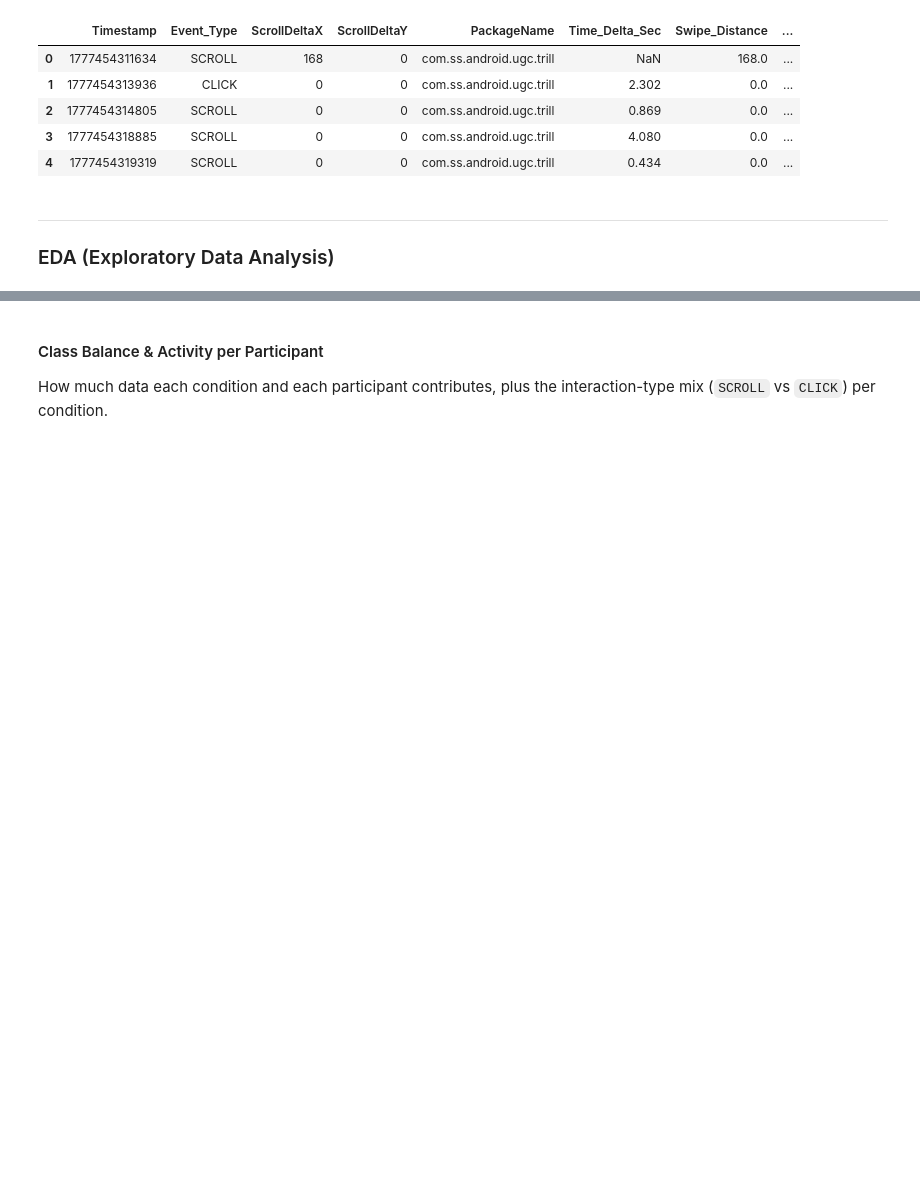
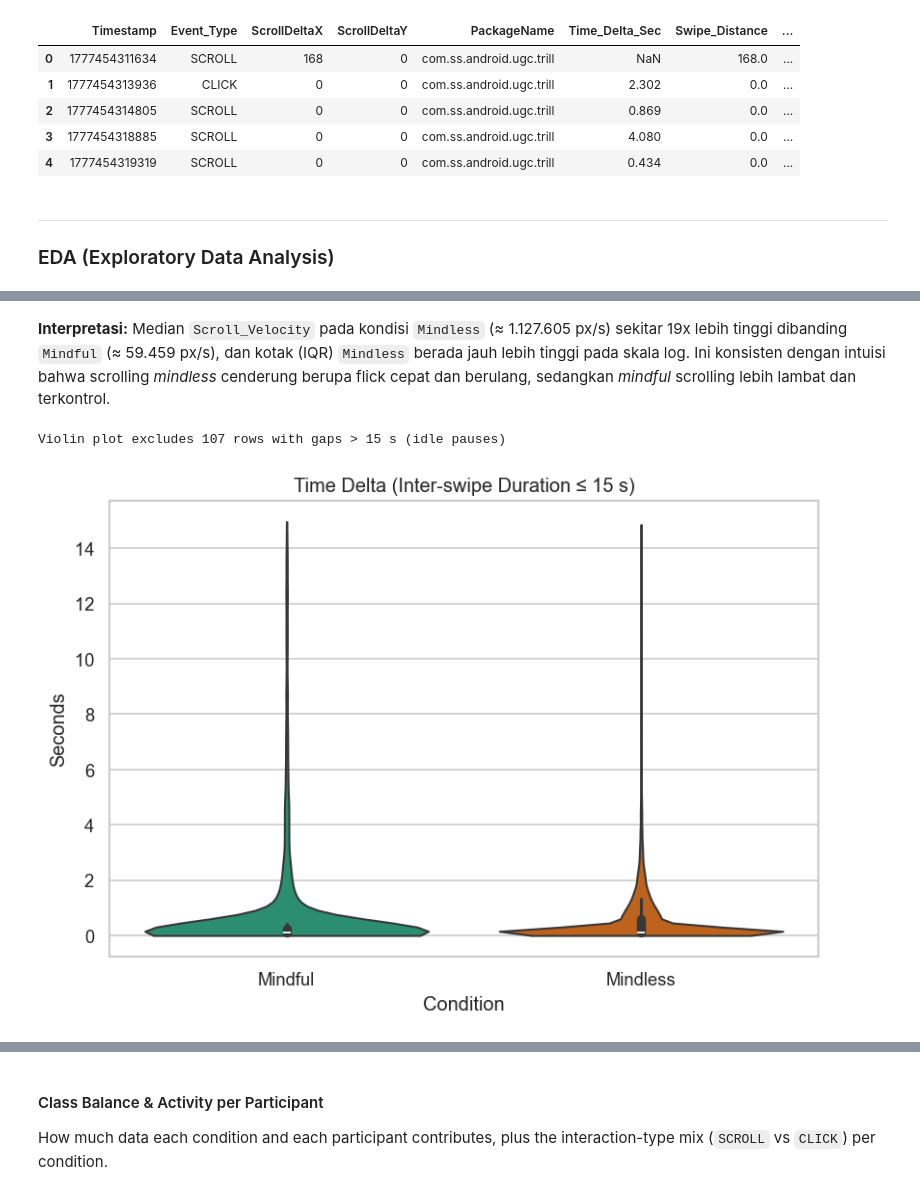
Before and after one commit to Research-Method-13/data-processing, a Jupyter notebook: main.ipynb, the cells around one changed output, grey strips where cells are left out. Cells and saved outputs as stored; diff of their text form; code cells hidden in the pictures; blank space fills up the shorter version.

```diff
--- a/main.ipynb
+++ b/main.ipynb
@@ -97,0 +79,22 @@ Violin plot excludes 107 rows with gaps > 15 s (idle pauses)
+# %% [markdown]
+**Interpretasi:** Median `Scroll_Velocity` pada kondisi `Mindless` (≈ 1.127.605 px/s) sekitar 19x lebih tinggi dibanding `Mindful` (≈ 59.459 px/s), dan kotak (IQR) `Mindless` berada jauh lebih tinggi pada skala log. Ini konsisten dengan intuisi bahwa scrolling *mindless* cenderung berupa flick cepat dan berulang, sedangkan *mindful* scrolling lebih lambat dan terkontrol.
+# %%
+# Inter-swipe Duration.
+# Filter the data instead of clipping with ylim: the KDE must be estimated only on
+# the plotted range, otherwise long idle gaps (minutes) inflate the bandwidth and
+# the violin degenerates into a solid block. cut=0 stops the KDE at the data
+# bounds so the violin cannot extend below 0 seconds.
+td = df_merged[df_merged['Time_Delta_Sec'].between(0, 15)]
+excluded = df_merged['Time_Delta_Sec'].notna().sum() - len(td)
+print(f"Violin plot excludes {excluded} rows with gaps > 15 s (idle pauses)")
+
+plt.figure(figsize=(7, 5))
+sns.violinplot(data=td, x='Condition', y='Time_Delta_Sec', hue='Condition',
+               palette=PALETTE, legend=False, cut=0)
+plt.title('Time Delta (Inter-swipe Duration ≤ 15 s)')
+plt.ylabel('Seconds')
+plt.tight_layout()
+plt.show()
+# %% [output]
+Violin plot excludes 107 rows with gaps > 15 s (idle pauses)
+[figure, added]
```
Also changed, not shown: parts of 24 cells of this notebook.
